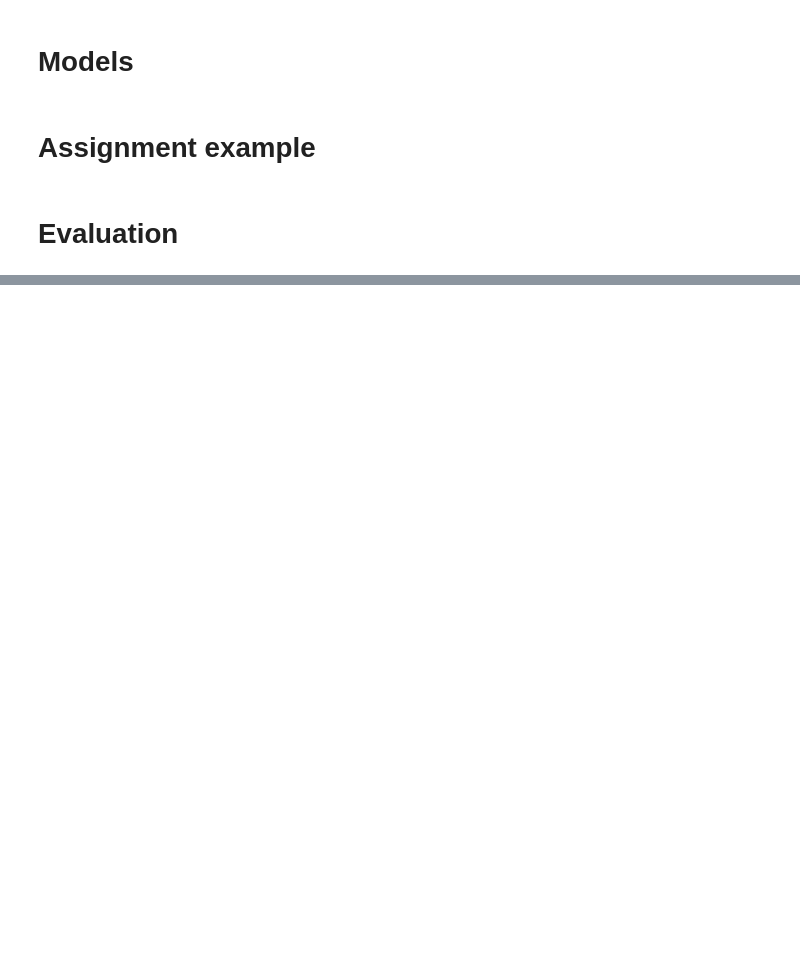
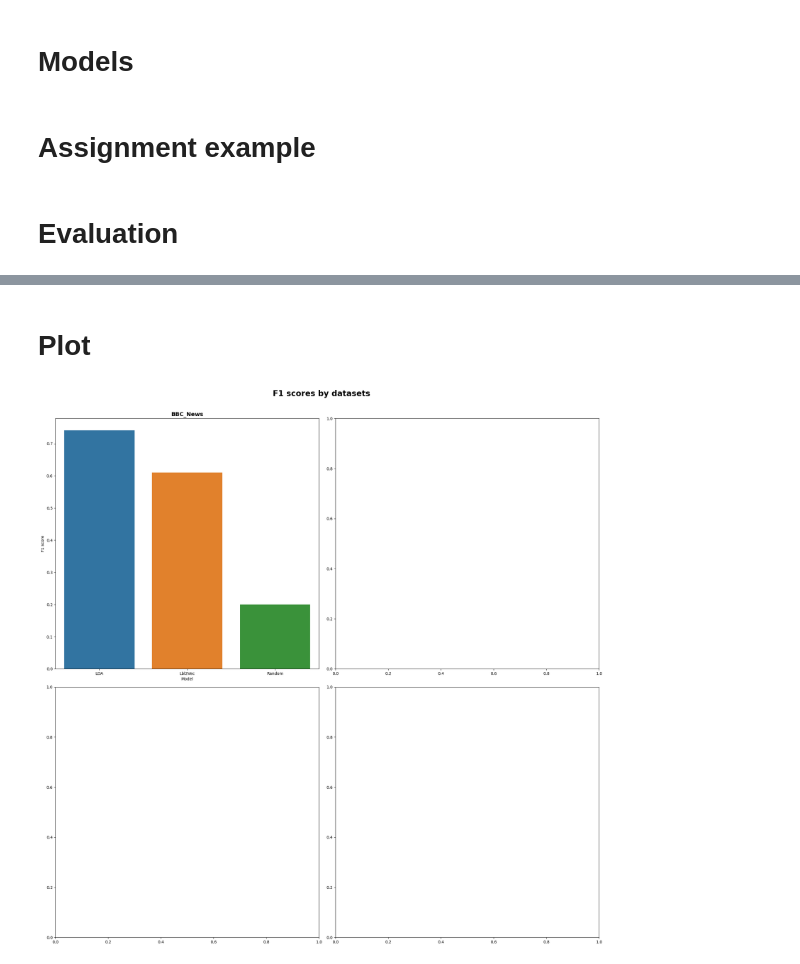
Before and after one commit to yoest/Topic-Modeling-Analysis, a Jupyter notebook: topic_modeling/tm_defined_classes/test_01.ipynb, the cells around one changed output, grey strips where cells are left out. Cells and saved outputs as stored; diff of their text form; code cells hidden in the pictures; blank space fills up the shorter version.

```diff
--- a/topic_modeling/tm_defined_classes/test_01.ipynb
+++ b/topic_modeling/tm_defined_classes/test_01.ipynb
@@ -301,0 +479,42 @@ LDA BBC_News: 0.355423723651276
+# %%
+twenty_news_group_result_df = get_and_save_result_for_dataset('20NewsGroup', models, load=False)
+# %%
+dblp_result_df = get_and_save_result_for_dataset('DBLP', models, load=False)
+# %%
+m10_result_df = get_and_save_result_for_dataset('M10', models, load=False)
+# %% [markdown]
+# Plot
+# %%
+def plot_for_results_dfs(results_dfs: list):
+    """ Plot for a list of results dataframes
+
+    Args:
+        results_dfs (list): The results dataframes
+    """
+    colors = ['tab:blue', 'tab:orange', 'tab:green', 'tab:red', 'tab:purple', 'tab:brown']
+
+    fig, ax = plt.subplots(2, 2, figsize=(20, 20))
+    fig.suptitle(f'F1 scores by datasets', fontsize=20, fontweight='bold')
+
+    x, y = 0, 0
+
+    for dataset_name, results_df in results_dfs:
+        sns.barplot(data=results_df, x='Model', y='F1 score', ax=ax[x, y], palette=colors)
+        ax[x, y].set_title(dataset_name, fontsize=14, fontweight='bold')
+
+        y += 1
+        if y == 2:
+            x += 1
+            y = 0
+
+    fig.tight_layout(rect=[0, 0, 1, 0.97])
+    fig.savefig(f'../../figures/tm_defined_classes/f1_scores_by_datasets.png')
+# %%
+plot_for_results_dfs([
+    ('BBC_News', bbc_news_result_df),
+    ('20NewsGroup', twenty_news_group_result_df),
+    ('DBLP', dblp_result_df),
+    ('M10', m10_result_df),
+])
+# %% [output]
+[figure, added]
```
Also changed, not shown: parts of 25 cells of this notebook, 8 other files.
